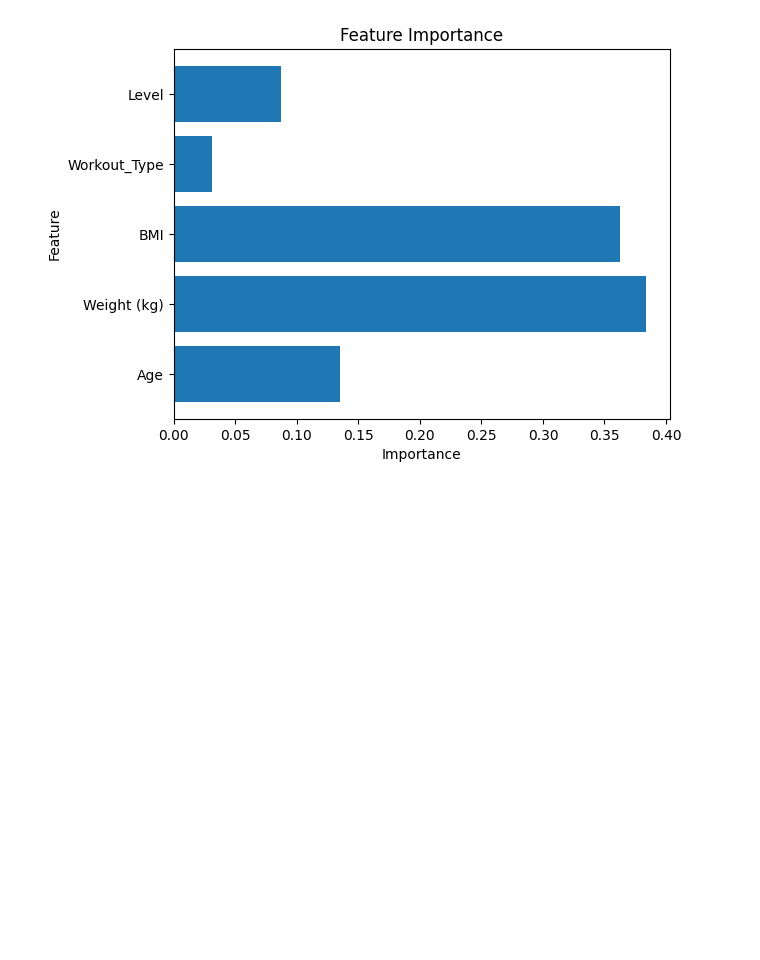
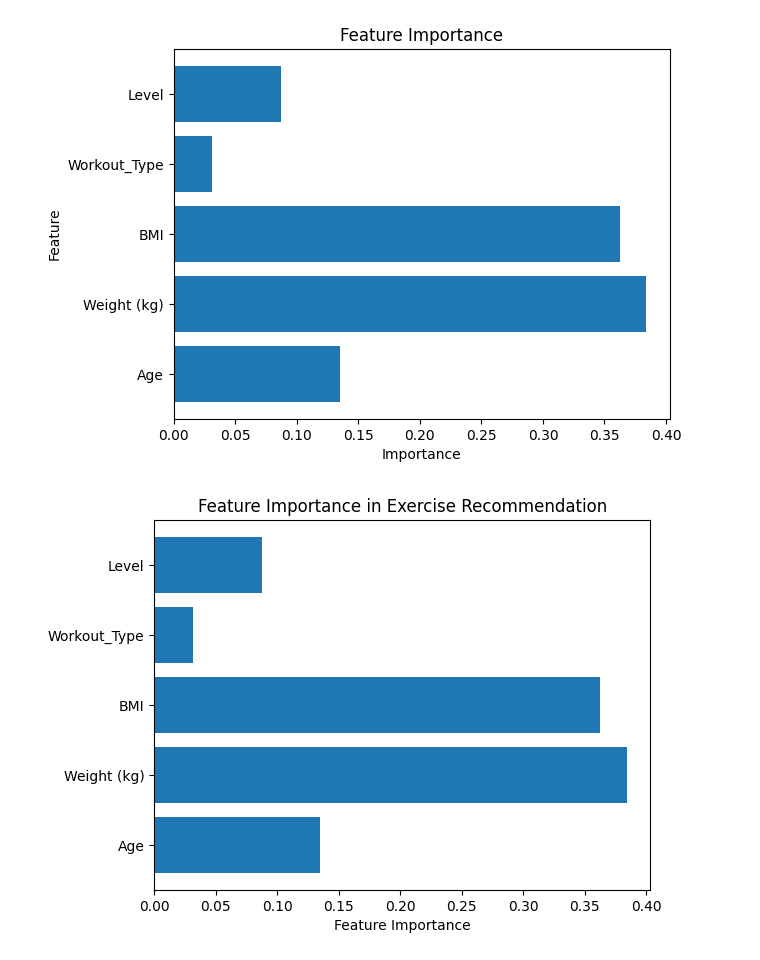
Before and after one commit to adicadi/FitnessTracker, a Jupyter notebook: Ml-Model_V2.ipynb, the cells around one changed output. Saved outputs shown, nothing was run; the diff lists cells and outputs as text; code cells hidden in the pictures; blank space fills up the shorter version.

```diff
--- a/Ml-Model_V2.ipynb
+++ b/Ml-Model_V2.ipynb
@@ -293,3 +293,14 @@ Classification Report:
    macro avg       0.59      0.60      0.59     61301
 weighted avg       0.59      0.60      0.59     61301
 [figure]
+# %%
+import matplotlib.pyplot as plt
+
+# Feature Importance Plot
+feature_importances = model.feature_importances_
+plt.barh(X_train.columns, feature_importances)
+plt.xlabel("Feature Importance")
+plt.title("Feature Importance in Exercise Recommendation")
+plt.show()
+# %% [output]
+[figure, added]
```
Also changed, not shown: parts of 2 cells of this notebook.
